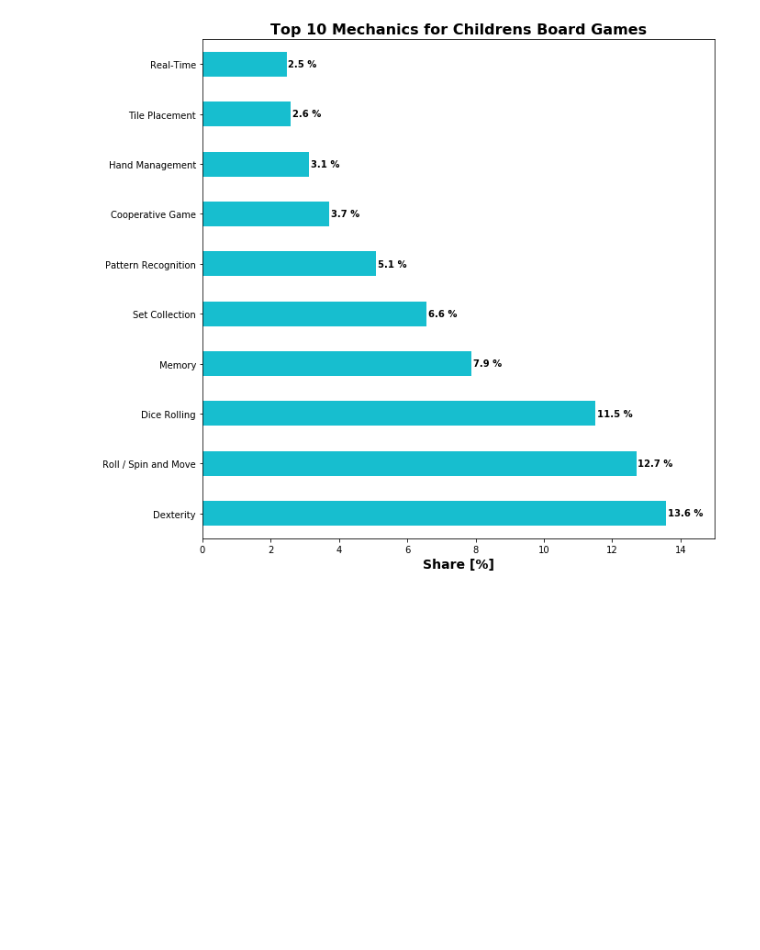
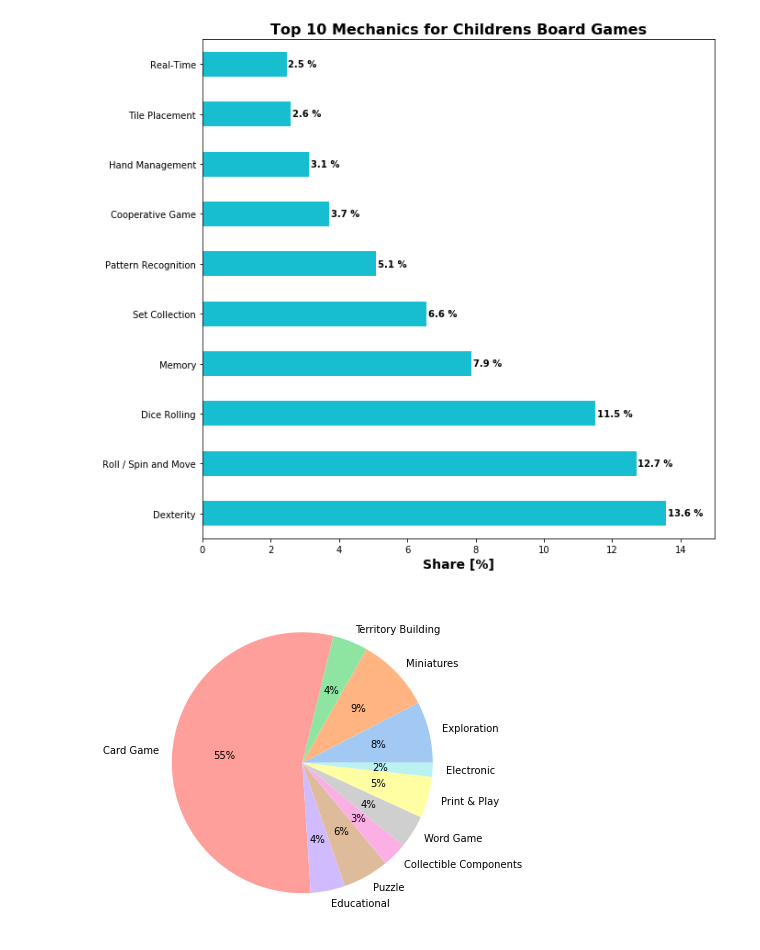
Before and after one commit to XiaoleiDu/ECE143-Group1-WI22, a Jupyter notebook: notebooks/data_visualization.ipynb, the cells around one changed output. Saved outputs shown, nothing was run; the diff lists cells and outputs as text; code cells hidden in the pictures; blank space fills up the shorter version.

Commit message:
Update data_visualization.ipynb
Updated categories and subcategories visualization

```diff
--- a/notebooks/data_visualization.ipynb
+++ b/notebooks/data_visualization.ipynb
@@ -15,6 +16,7 @@ plt.rcParams["figure.figsize"] = (10,6)
 games_df = pd.read_csv("../data/games_cleaned.csv").drop(['Unnamed: 0'], axis=1).set_index('BGGId')
 themes_df = pd.read_csv("../data/themes.csv").set_index('BGGId')
 mechanics_df = pd.read_csv("../data/mechanics.csv").set_index('BGGId')
+subcategories_df = pd.read_csv("../data/subcategories.csv")
 # %%
 # Basic description of data
 games_df.describe()
@@ -600,3 +602,18 @@ for i, perc in enumerate(sorted_Childrens_df.iloc[:10,7]):
 plt.show()
 # %% [output]
 [figure]
+# %%
+# subcategories
+summed = subcategories_df.sum(axis = 0, skipna = True)  # sum all the categories
+summed = summed.drop(labels = ["BGGId"])  # drop the bgg id sum
+summeddf = pd.DataFrame(summed, columns=["Count"])  # convert to dataframe
+
+
+data = summeddf["Count"].tolist()  # extract list of data(count of each category)
+label= summeddf.index.tolist()  # extract list of category
+
+colors = sns.color_palette('pastel')[0:len(label)]
+plt.pie(data, labels = label, colors = colors, autopct='%.0f%%')
+plt.show()
+# %% [output]
+[figure, added]
```
Also changed, not shown: parts of 2 cells of this notebook.
